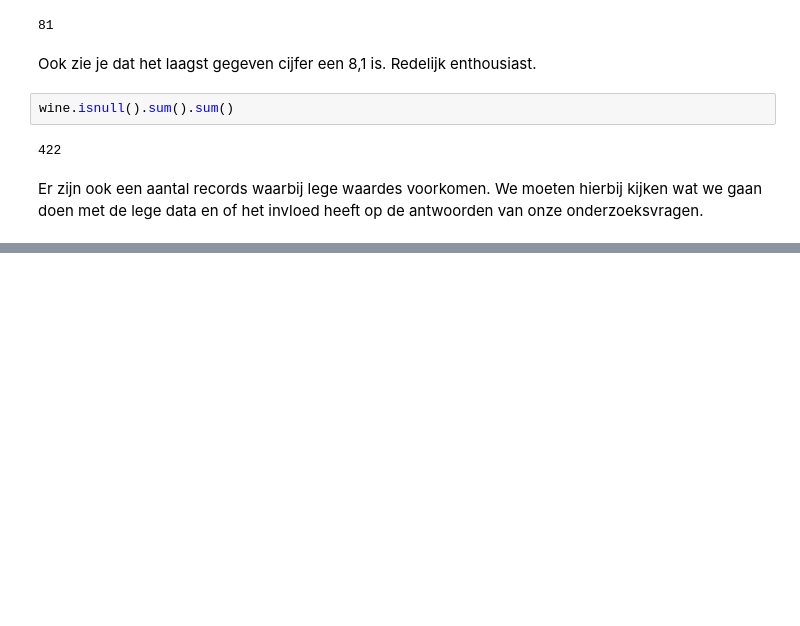
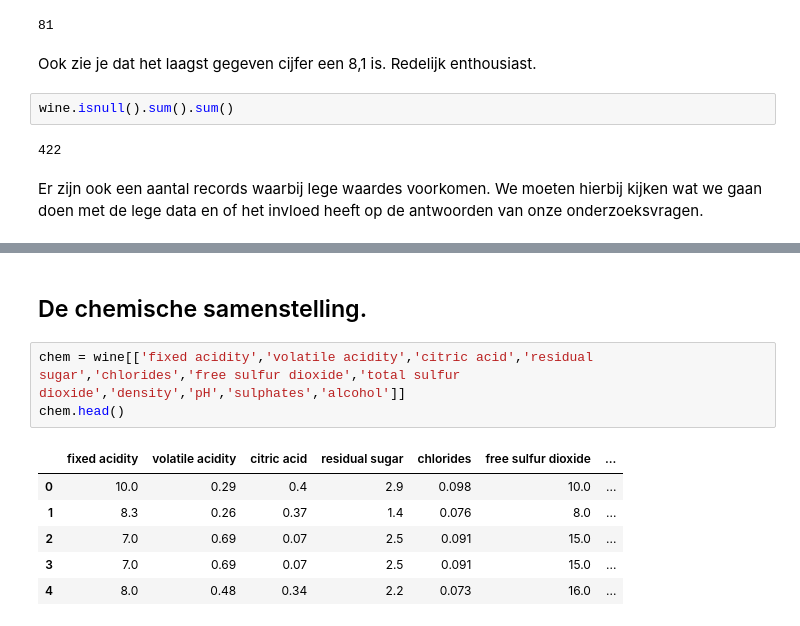
Before and after one commit to darkraisisi/cm_wine, a Jupyter notebook: Untitled.ipynb, the cells around one changed output, grey strips where cells are left out. Drawn from its saved outputs; the diff is of its cells as text; blank space fills up the shorter version.

```diff
--- a/Untitled.ipynb
+++ b/Untitled.ipynb
@@ -79,0 +81,12 @@ print(wine)
+# %% [markdown]
+## De chemische samenstelling.
+# %%
+chem = wine[['fixed acidity','volatile acidity','citric acid','residual sugar','chlorides','free sulfur dioxide','total sulfur dioxide','density','pH','sulphates','alcohol']]
+chem.head()
+# %% [output]
+|  | fixed acidity | volatile acidity | citric acid | residual sugar | chlorides | free sulfur dioxide | ... |
+| 0 | 10.0 | 0.29 | 0.4 | 2.9 | 0.098 | 10.0 | ... |
+| 1 | 8.3 | 0.26 | 0.37 | 1.4 | 0.076 | 8.0 | ... |
+| 2 | 7.0 | 0.69 | 0.07 | 2.5 | 0.091 | 15.0 | ... |
+| 3 | 7.0 | 0.69 | 0.07 | 2.5 | 0.091 | 15.0 | ... |
+| 4 | 8.0 | 0.48 | 0.34 | 2.2 | 0.073 | 16.0 | ... |
```
Also changed, not shown: parts of 5 cells of this notebook.
